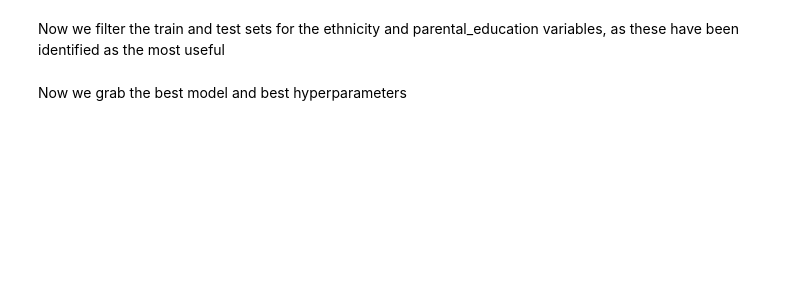
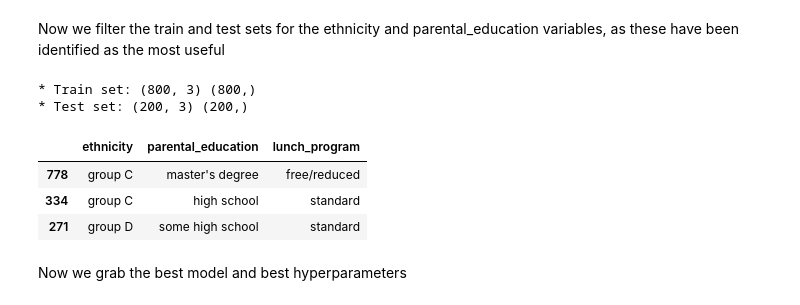
Before and after one commit to AdamBoley/Exam-Scores-Analysis, a Jupyter notebook: jupyter_notebooks/08b-math-score-model-classification.ipynb, the cells around one changed output. Drawn from its saved outputs; the diff is of its cells as text; code cells hidden in the pictures; blank space fills up the shorter version.

```diff
--- a/jupyter_notebooks/08b-math-score-model-classification.ipynb
+++ b/jupyter_notebooks/08b-math-score-model-classification.ipynb
@@ -946,11 +949,18 @@ print("* Train set:", math_train_vars_final.shape, math_train_score_final.shape,
 # %% [markdown]
 Now we filter the train and test sets for the ethnicity and parental_education variables, as these have been identified as the most useful
 # %%
-math_train_vars_final = math_train_vars_final.filter(efd_2_best_features)
-math_test_vars_final = math_test_vars_final.filter(efd_2_best_features)
+math_train_vars_final = math_train_vars_final.filter(maths_efd_2_best_features)
+math_test_vars_final = math_test_vars_final.filter(maths_efd_2_best_features)
 
 print("* Train set:", math_train_vars_final.shape, math_train_score_final.shape, "\n* Test set:",  math_test_vars_final.shape, math_test_score_final.shape)
 math_test_vars_final.head(3)
+# %% [output]
+* Train set: (800, 3) (800,)
+* Test set: (200, 3) (200,)
+|  | ethnicity | parental_education | lunch_program |
+| 778 | group C | master's degree | free/reduced |
+| 334 | group C | high school | standard |
+| 271 | group D | some high school | standard |
 # %% [markdown]
 Now we grab the best model and best hyperparameters
 # %%
```
Also changed, not shown: parts of 16 cells of this notebook, 3 other files.
